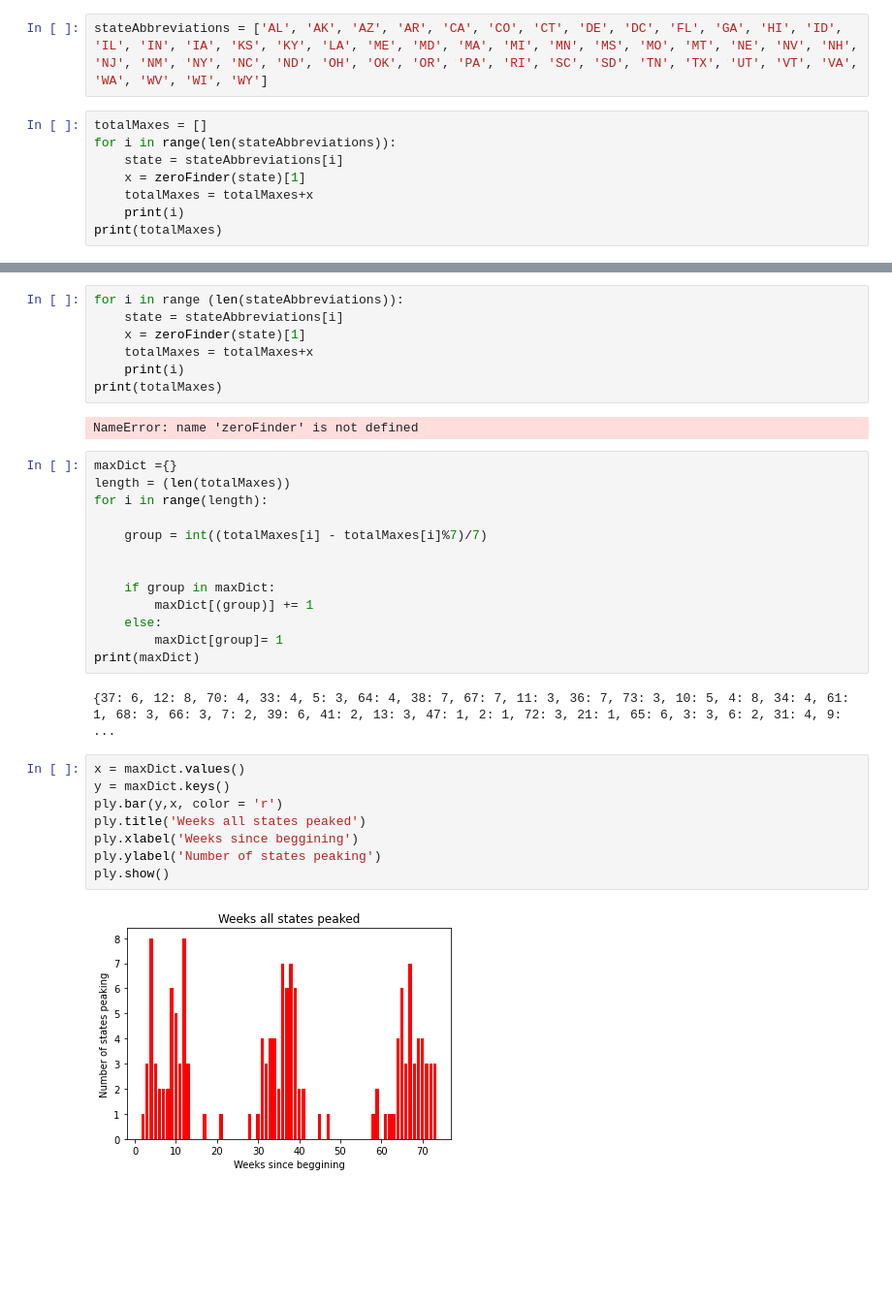
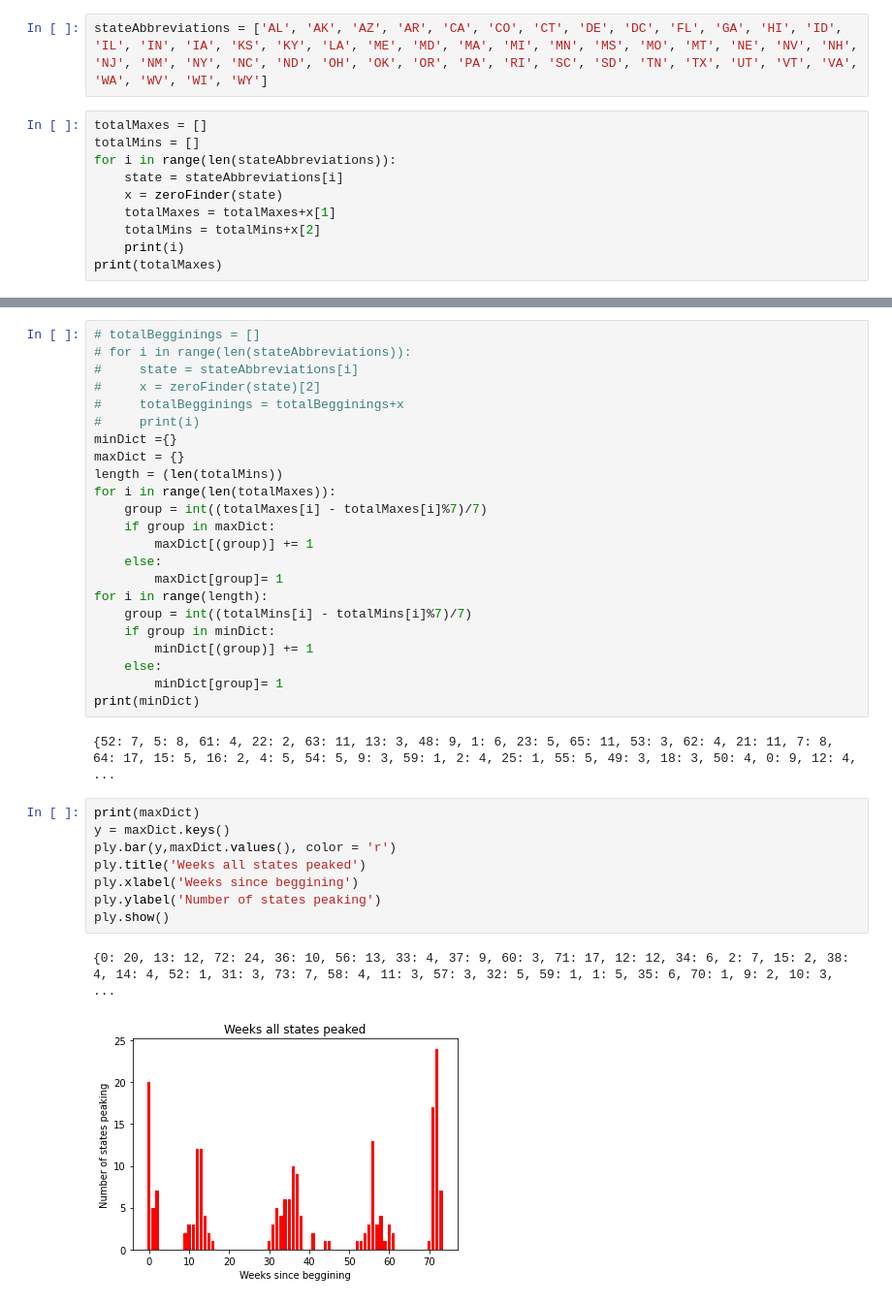
Before and after one commit to Azal-Amer/DataScienceTutorial, a Jupyter notebook: PandasCovidStateTracking/main.ipynb, the cells around one changed output, grey strips where cells are left out. Shown at 97% size. Drawn from its saved outputs; the diff is of its cells as text; blank space fills up the shorter version.

```diff
--- a/PandasCovidStateTracking/main.ipynb
+++ b/PandasCovidStateTracking/main.ipynb
@@ -270,10 +263,12 @@ plotStateInfo('TX')
 stateAbbreviations = ['AL', 'AK', 'AZ', 'AR', 'CA', 'CO', 'CT', 'DE', 'DC', 'FL', 'GA', 'HI', 'ID', 'IL', 'IN', 'IA', 'KS', 'KY', 'LA', 'ME', 'MD', 'MA', 'MI', 'MN', 'MS', 'MO', 'MT', 'NE', 'NV', 'NH', 'NJ', 'NM', 'NY', 'NC', 'ND', 'OH', 'OK', 'OR', 'PA', 'RI', 'SC', 'SD', 'TN', 'TX', 'UT', 'VT', 'VA', 'WA', 'WV', 'WI', 'WY']
 # %%
 totalMaxes = []
+totalMins = []
 for i in range(len(stateAbbreviations)):
     state = stateAbbreviations[i]
-    x = zeroFinder(state)[1]
-    totalMaxes = totalMaxes+x
+    x = zeroFinder(state)
+    totalMaxes = totalMaxes+x[1]
+    totalMins = totalMins+x[2]
     print(i)
 print(totalMaxes)
 # %% [output]
@@ -284,34 +292,36 @@ KeyboardInterrupt:
-# %%
-for i in range (len(stateAbbreviations)):
-    state = stateAbbreviations[i]
-    x = zeroFinder(state)[1]
-    totalMaxes = totalMaxes+x
-    print(i)
-print(totalMaxes)
-# %% [output]
-NameError: name 'zeroFinder' is not defined
 # %%
-maxDict ={}
-length = (len(totalMaxes))
-for i in range(length):
-
+# totalBegginings = []
+# for i in range(len(stateAbbreviations)):
+#     state = stateAbbreviations[i]
+#     x = zeroFinder(state)[2]
+#     totalBegginings = totalBegginings+x
+#     print(i)
+minDict ={}
+maxDict = {}
+length = (len(totalMins))
+for i in range(len(totalMaxes)):
     group = int((totalMaxes[i] - totalMaxes[i]%7)/7)
-
-
     if group in maxDict:
         maxDict[(group)] += 1
     else:
         maxDict[group]= 1
-print(maxDict)
+for i in range(length):
+    group = int((totalMins[i] - totalMins[i]%7)/7)
+    if group in minDict:
+        minDict[(group)] += 1
+    else:
+        minDict[group]= 1
+print(minDict)
 # %% [output]
-{37: 6, 12: 8, 70: 4, 33: 4, 5: 3, 64: 4, 38: 7, 67: 7, 11: 3, 36: 7, 73: 3, 10: 5, 4: 8, 34: 4, 61: 1, 68: 3, 66: 3, 7: 2, 39: 6, 41: 2, 13: 3, 47: 1, 2: 1, 72: 3, 21: 1, 65: 6, 3: 3, 6: 2, 31: 4, 9: ...
+{52: 7, 5: 8, 61: 4, 22: 2, 63: 11, 13: 3, 48: 9, 1: 6, 23: 5, 65: 11, 53: 3, 62: 4, 21: 11, 7: 8, 64: 17, 15: 5, 16: 2, 4: 5, 54: 5, 9: 3, 59: 1, 2: 4, 25: 1, 55: 5, 49: 3, 18: 3, 50: 4, 0: 9, 12: 4, ...
 # %%
-x = maxDict.values()
+print(maxDict)
 y = maxDict.keys()
-ply.bar(y,x, color = 'r')
+ply.bar(y,maxDict.values(), color = 'r')
 ply.title('Weeks all states peaked')
 ply.xlabel('Weeks since beggining')
 ply.ylabel('Number of states peaking')
 ply.show()
 # %% [output]
+{0: 20, 13: 12, 72: 24, 36: 10, 56: 13, 33: 4, 37: 9, 60: 3, 71: 17, 12: 12, 34: 6, 2: 7, 15: 2, 38: 4, 14: 4, 52: 1, 31: 3, 73: 7, 58: 4, 11: 3, 57: 3, 32: 5, 59: 1, 1: 5, 35: 6, 70: 1, 9: 2, 10: 3,  ...
-[figure, old version]
+[figure, new version]
```
Also changed, not shown: parts of 5 cells of this notebook.
